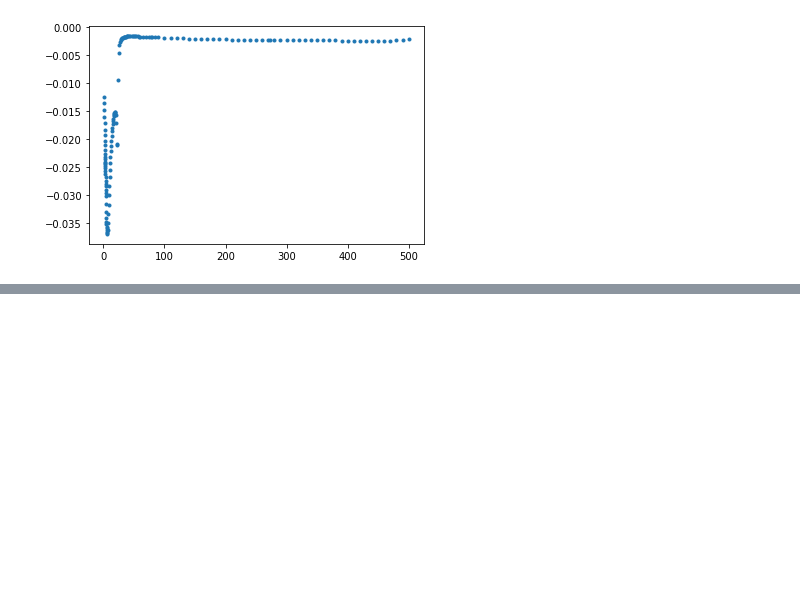
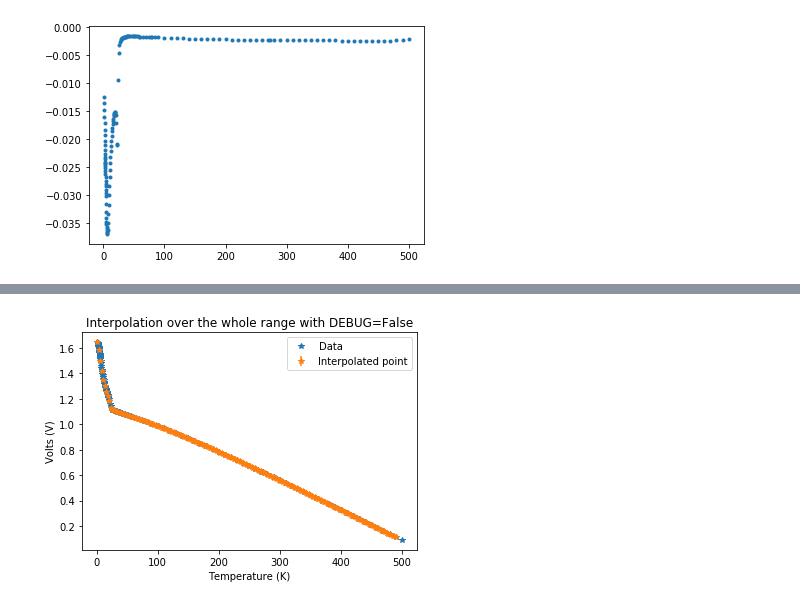
Before and after one commit to lizzord/phys512hw, a Jupyter notebook: problemset1/problem2.ipynb, the cells around one changed output, grey strips where cells are left out. Drawn from its saved outputs; the diff is of its cells as text; code cells hidden in the pictures; blank space fills up the shorter version.

```diff
--- a/problemset1/problem2.ipynb
+++ b/problemset1/problem2.ipynb
@@ -104,0 +137,19 @@ first order approximation:  0.9007729999999999
+# %%
+#Further evaluation: Can run for many points over whole range, though it doesn't display well for errors.
+Ti = np.linspace(T[1], T[-2], 200)
+Vout = np.zeros(len(Ti))
+Verr = np.zeros(len(Ti))
+
+for ii, Tt in enumerate(Ti):
+    Vout[ii], Verr[ii] = fit_function(T, V, Tt)
+
+mpl.figure()
+mpl.title('Interpolation over the whole range with DEBUG=False')
+mpl.plot(T, V, '*')
+mpl.errorbar(Ti, Vout, yerr=Verr, fmt='*')
+mpl.xlabel('Temperature (K)')
+mpl.ylabel('Volts (V)')
+mpl.legend(['Data', 'Interpolated point'])
+mpl.show()
+# %% [output]
+[figure, added]
```
Also changed, not shown: parts of 5 cells of this notebook.
